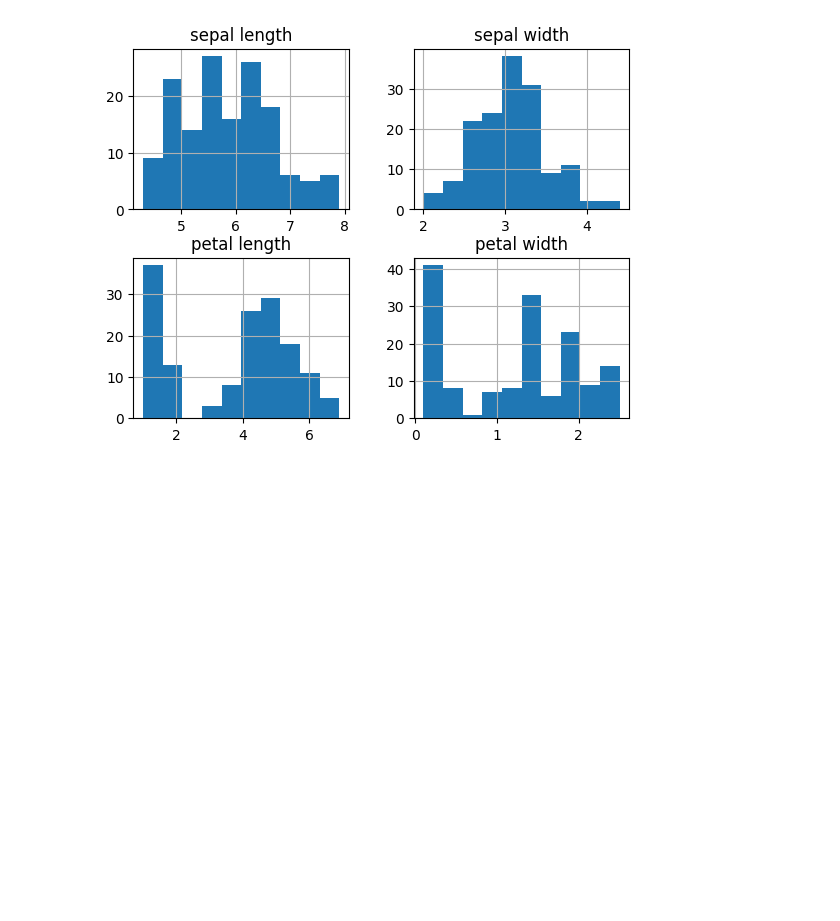
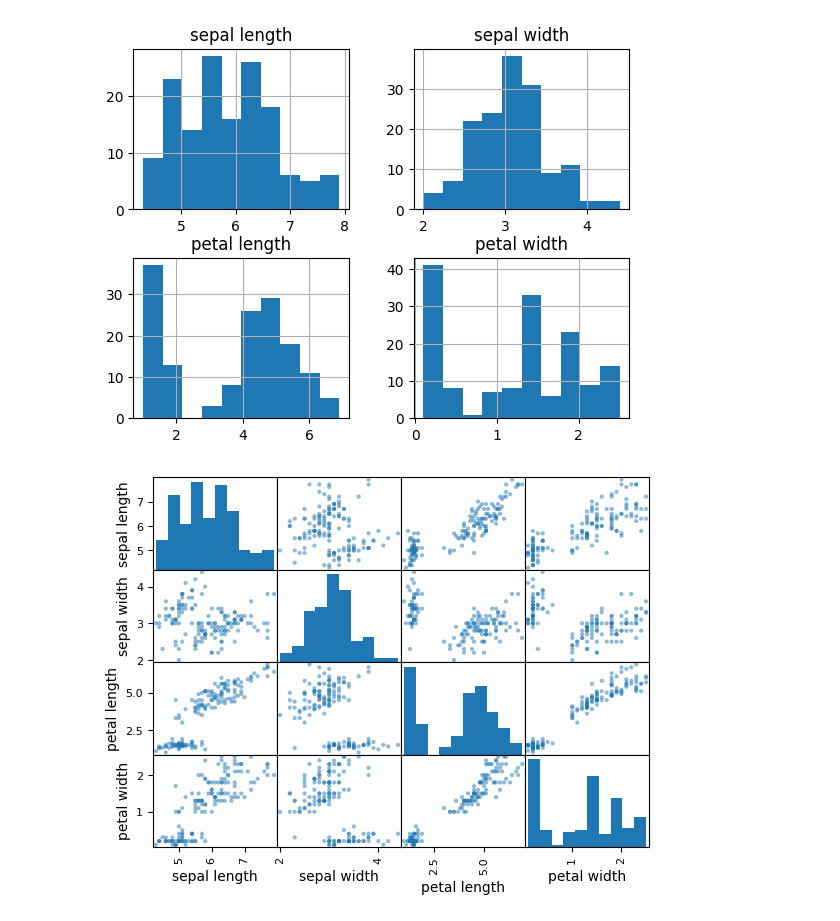
Before and after one commit to Anurag723/ML, a Jupyter notebook: practiceml.ipynb, the cells around one changed output. Drawn from its saved outputs; the diff is of its cells as text; code cells hidden in the pictures; blank space fills up the shorter version.

Commit message:
creating matrix and setting up first test train environment

```diff
--- a/practiceml.ipynb
+++ b/practiceml.ipynb
@@ -41,3 +41,8 @@ dataset.hist()
 plt.show()
 # %% [output]
 [figure]
+# %%
+scatter_matrix(dataset)
+plt.show()
+# %% [output]
+[figure, added]
```
Also changed, not shown: parts of 1 cell of this notebook.
